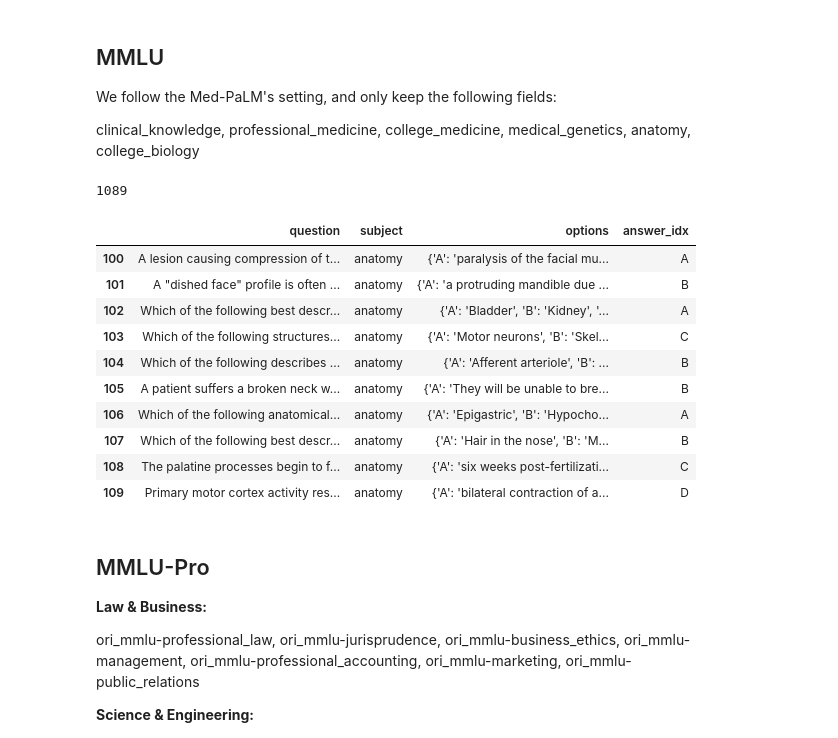
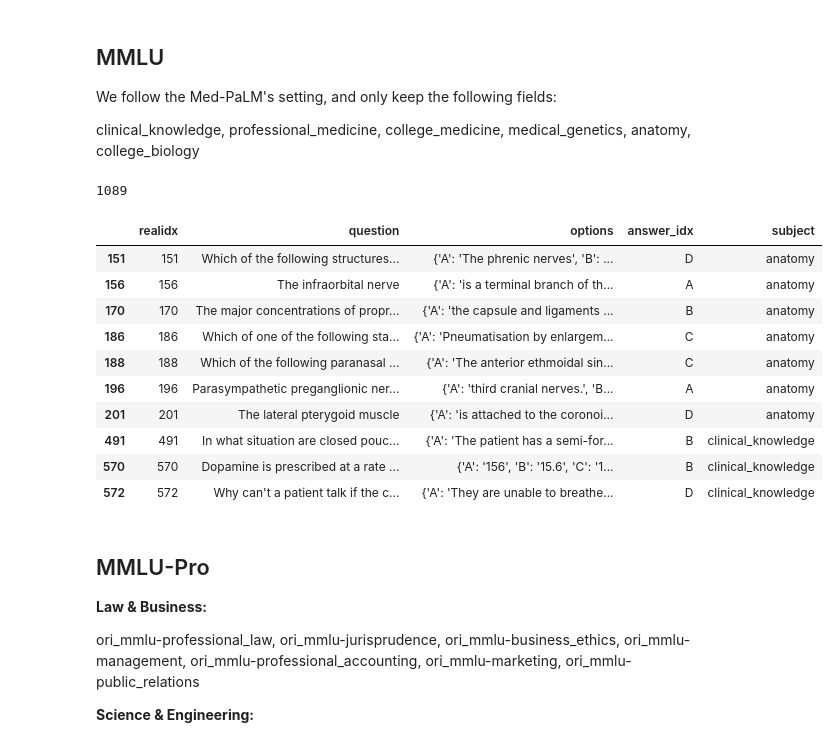
Before and after one commit to mahdi-shafiei/MedAgents-2, a Jupyter notebook: preprocess.ipynb, the cells around one changed output. Cells and saved outputs as stored; diff of their text form; code cells hidden in the pictures.

```diff
--- a/preprocess.ipynb
+++ b/preprocess.ipynb
@@ -208,31 +239,46 @@ We follow the Med-PaLM's setting, and only keep the following fields:
 clinical_knowledge, professional_medicine, college_medicine, medical_genetics, anatomy, college_biology
 # %%
 from datasets import load_dataset
+
+os.makedirs('./data/mmlu', exist_ok=True)
 
 options_map = ['A', 'B', 'C', 'D', 'E', 'F', 'G', 'H', 'I', 'J', 'K', 'L', 'M', 'N', 'O', 'P', 'Q', 'R', 'S', 'T', 'U', 'V', 'W', 'X', 'Y', 'Z']
 mmlu_test_set = load_dataset('cais/mmlu', 'all')['test']
 mmlu_test_set = mmlu_test_set.to_pandas()
 
 mmlu_test_set = mmlu_test_set[mmlu_test_set['subject'].isin(['clinical_knowledge', 'professional_medicine', 'college_medicine', 'medical_genetics', 'anatomy', 'college_biology'])]
 
 print(len(mmlu_test_set))
-mmlu_test_set.rename(columns={'question_id': 'realidx', 'question': 'question', 'choices': 'options', 'answer': 'answer_idx'}, inplace=True)
+mmlu_test_set.rename(columns={'question': 'question', 'choices': 'options', 'answer': 'answer_idx'}, inplace=True)
 mmlu_test_set['options'] = mmlu_test_set['options'].apply(lambda x: {options_map[i]: x[i] for i in range(len(x))})
 mmlu_test_set['answer_idx'] = mmlu_test_set['answer_idx'].apply(lambda x: options_map[x])
+mmlu_test_set['realidx'] = mmlu_test_set.index
+mmlu_test_set = mmlu_test_set[['realidx', 'question', 'options', 'answer_idx', 'subject']]
 mmlu_test_set.head(10)
+
+# save mmlu test set
+save_as_jsonl(mmlu_test_set.to_dict(orient='records'), os.path.join('./data/mmlu', 'test.jsonl'))
+
+sampled_df = mmlu_test_set.sample(50, random_state=42).sort_values(by='realidx')
+sampled_50_mmlu = sampled_df.to_dict(orient='records')
+
+# save mmlu test set
+save_as_jsonl(sampled_50_mmlu, os.path.join('./data/mmlu', 'sampled_50.jsonl'))
+
+sampled_df.head(10)
 # %% [output]
 1089
-|  | question | subject | options | answer_idx |
-| 100 | A lesion causing compression of t... | anatomy | {'A': 'paralysis of the facial mu... | A |
-| 101 | A "dished face" profile is often ... | anatomy | {'A': 'a protruding mandible due ... | B |
-| 102 | Which of the following best descr... | anatomy | {'A': 'Bladder', 'B': 'Kidney', '... | A |
-| 103 | Which of the following structures... | anatomy | {'A': 'Motor neurons', 'B': 'Skel... | C |
-| 104 | Which of the following describes ... | anatomy | {'A': 'Afferent arteriole', 'B': ... | B |
-| 105 | A patient suffers a broken neck w... | anatomy | {'A': 'They will be unable to bre... | B |
-| 106 | Which of the following anatomical... | anatomy | {'A': 'Epigastric', 'B': 'Hypocho... | A |
-| 107 | Which of the following best descr... | anatomy | {'A': 'Hair in the nose', 'B': 'M... | B |
-| 108 | The palatine processes begin to f... | anatomy | {'A': 'six weeks post-fertilizati... | C |
-| 109 | Primary motor cortex activity res... | anatomy | {'A': 'bilateral contraction of a... | D |
+|  | realidx | question | options | answer_idx | subject |
+| 151 | 151 | Which of the following structures... | {'A': 'The phrenic nerves', 'B': ... | D | anatomy |
+| 156 | 156 | The infraorbital nerve | {'A': 'is a terminal branch of th... | A | anatomy |
+| 170 | 170 | The major concentrations of propr... | {'A': 'the capsule and ligaments ... | B | anatomy |
+| 186 | 186 | Which of one of the following sta... | {'A': 'Pneumatisation by enlargem... | C | anatomy |
+| 188 | 188 | Which of the following paranasal ... | {'A': 'The anterior ethmoidal sin... | C | anatomy |
+| 196 | 196 | Parasympathetic preganglionic ner... | {'A': 'third cranial nerves.', 'B... | A | anatomy |
+| 201 | 201 | The lateral pterygoid muscle | {'A': 'is attached to the coronoi... | D | anatomy |
+| 491 | 491 | In what situation are closed pouc... | {'A': 'The patient has a semi-for... | B | clinical_knowledge |
+| 570 | 570 | Dopamine is prescribed at a rate ... | {'A': '156', 'B': '15.6', 'C': '1... | B | clinical_knowledge |
+| 572 | 572 | Why can't a patient talk if the c... | {'A': 'They are unable to breathe... | D | clinical_knowledge |
 # %% [markdown]
 ## MMLU-Pro
 
```
Also changed, not shown: parts of 12 cells of this notebook, 43 other files.
